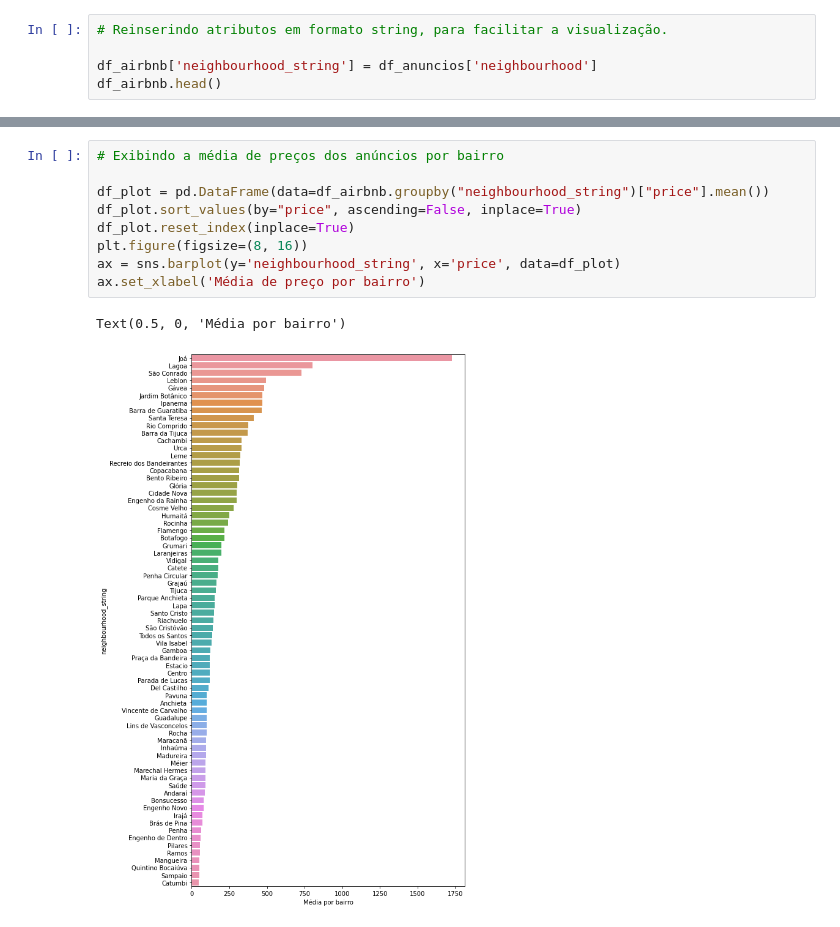
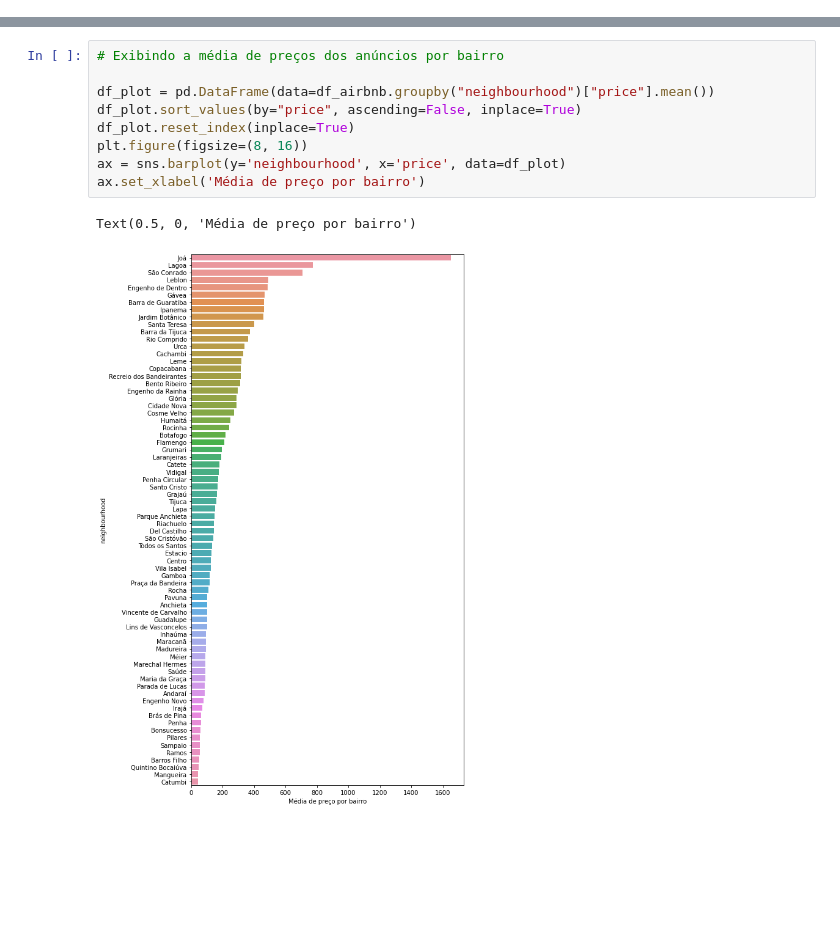
Before and after one commit to frlsouza/pmv_tcc_airbnb, a Jupyter notebook: tcc-puc-airbnb-exploracao.ipynb, the cells around one changed output, grey strips where cells are left out. Drawn from its saved outputs; the diff is of its cells as text; blank space fills up the shorter version.

Commit message:
Ajustes gerais para o item 4, visualização.

```diff
--- a/tcc-puc-airbnb-exploracao.ipynb
+++ b/tcc-puc-airbnb-exploracao.ipynb
@@ -30,5 +19,0 @@ df_anuncios.head()
-# %%
-# Reinserindo atributos em formato string, para facilitar a visualização.
-
-df_airbnb['neighbourhood_string'] = df_anuncios['neighbourhood']
-df_airbnb.head()
@@ -54,15 +28,15 @@ display(m)
 # %%
 # Exibindo a média de preços dos anúncios por bairro
 
-df_plot = pd.DataFrame(data=df_airbnb.groupby("neighbourhood_string")["price"].mean())
+df_plot = pd.DataFrame(data=df_airbnb.groupby("neighbourhood")["price"].mean())
 df_plot.sort_values(by="price", ascending=False, inplace=True)
 df_plot.reset_index(inplace=True)
 plt.figure(figsize=(8, 16))
-ax = sns.barplot(y='neighbourhood_string', x='price', data=df_plot)
+ax = sns.barplot(y='neighbourhood', x='price', data=df_plot)
 ax.set_xlabel('Média de preço por bairro')
 # %% [output]
-Text(0.5, 0, 'Média por bairro')
+Text(0.5, 0, 'Média de preço por bairro')
-[figure, old version]
+[figure, new version]
 # %%
 # Exibindo a contagem de anúncios por bairro
 
```
Also changed, not shown: parts of 17 cells of this notebook, 5 other files.
